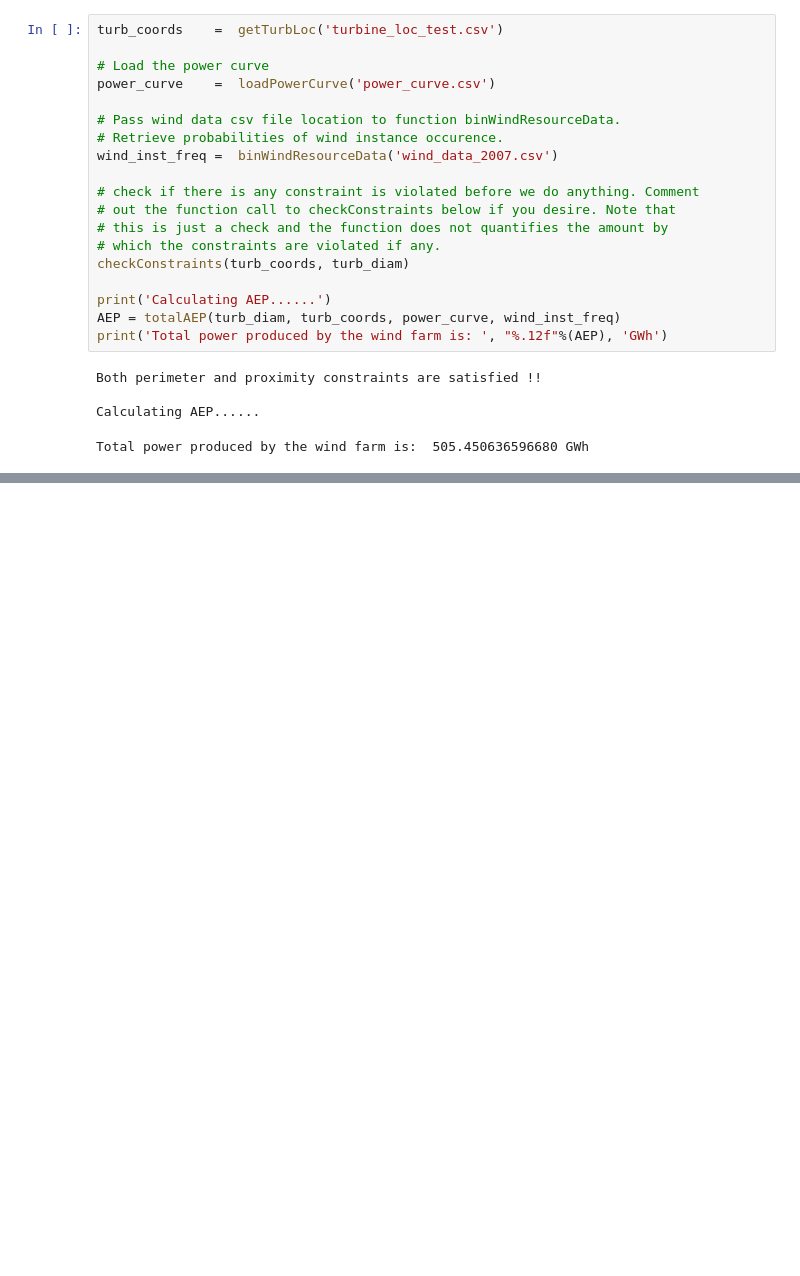
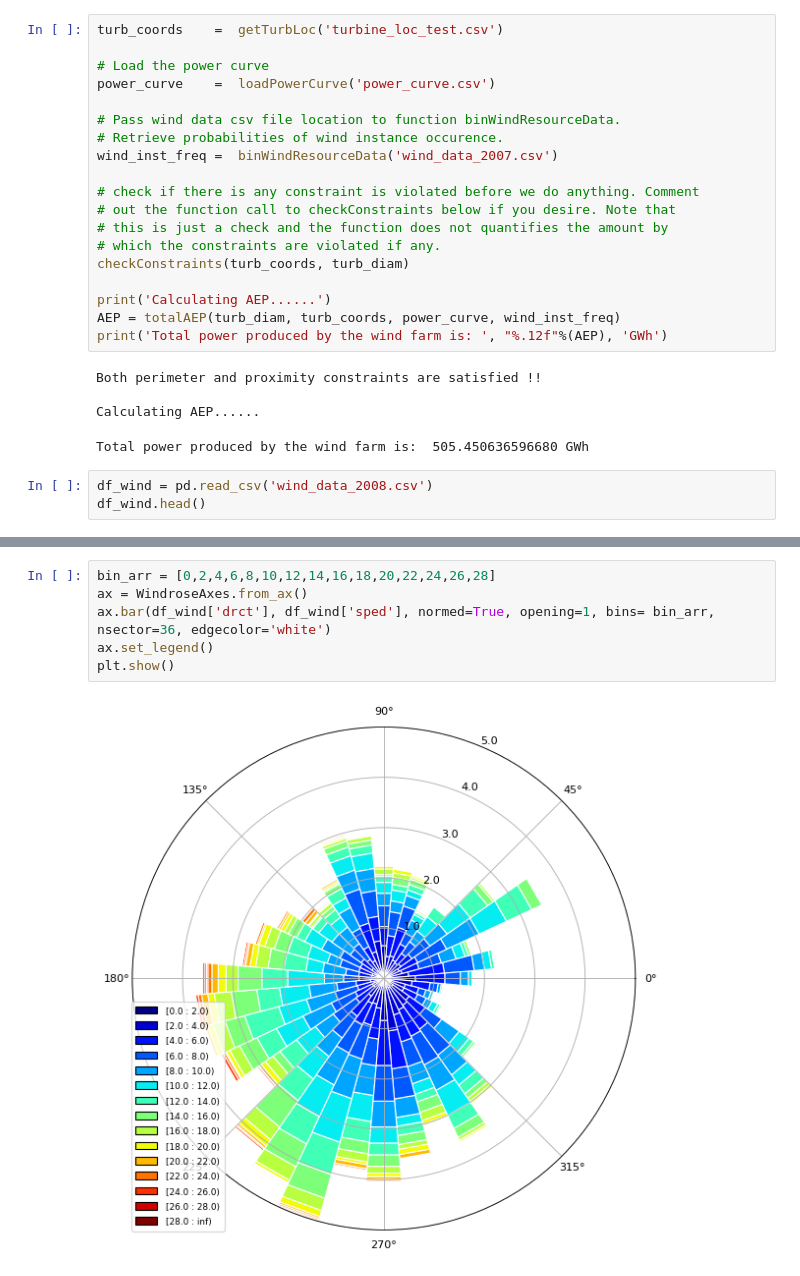
Before and after one commit to rajat10-01/Shell_AI, a Jupyter notebook: Shell_AI.ipynb, the cells around one changed output, grey strips where cells are left out. Cells and saved outputs as stored; diff of their text form; blank space fills up the shorter version.

```diff
--- a/Shell_AI.ipynb
+++ b/Shell_AI.ipynb
@@ -51,3 +66,6 @@ Both perimeter and proximity constraints are satisfied !!
 
 Calculating AEP......
 Total power produced by the wind farm is:  505.450636596680 GWh
+# %%
+df_wind = pd.read_csv('wind_data_2008.csv')
+df_wind.head()
@@ -53,0 +79,8 @@ Total power produced by the wind farm is:  505.450636596680 GWh
+# %%
+bin_arr = [0,2,4,6,8,10,12,14,16,18,20,22,24,26,28]
+ax = WindroseAxes.from_ax()
+ax.bar(df_wind['drct'], df_wind['sped'], normed=True, opening=1, bins= bin_arr, nsector=36, edgecolor='white')
+ax.set_legend()
+plt.show()
+# %% [output]
+[figure, added]
```
Also changed, not shown: parts of 2 cells of this notebook.
